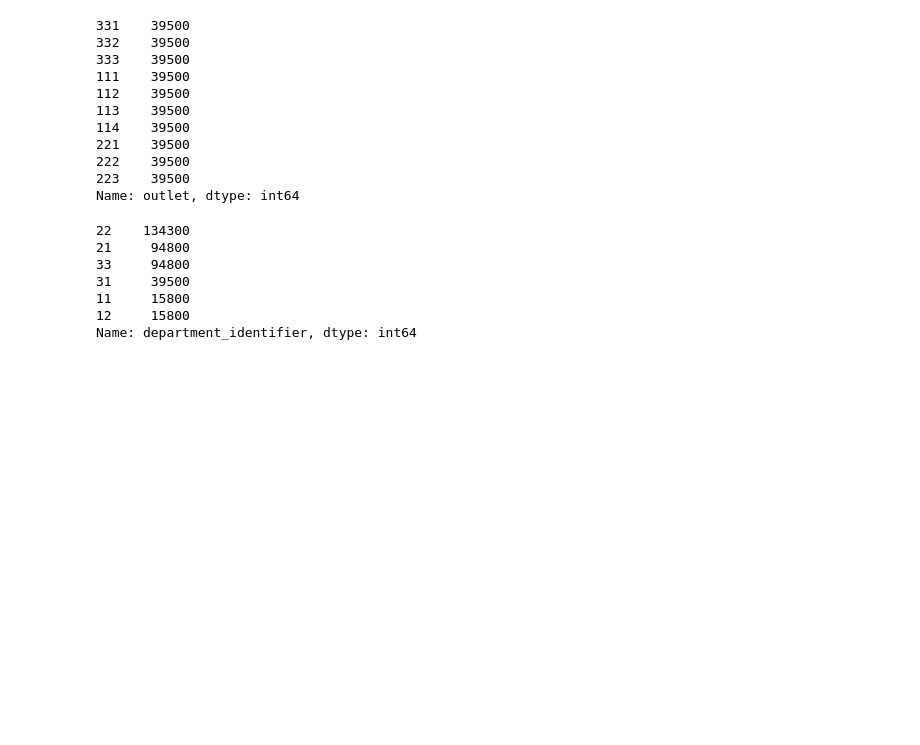
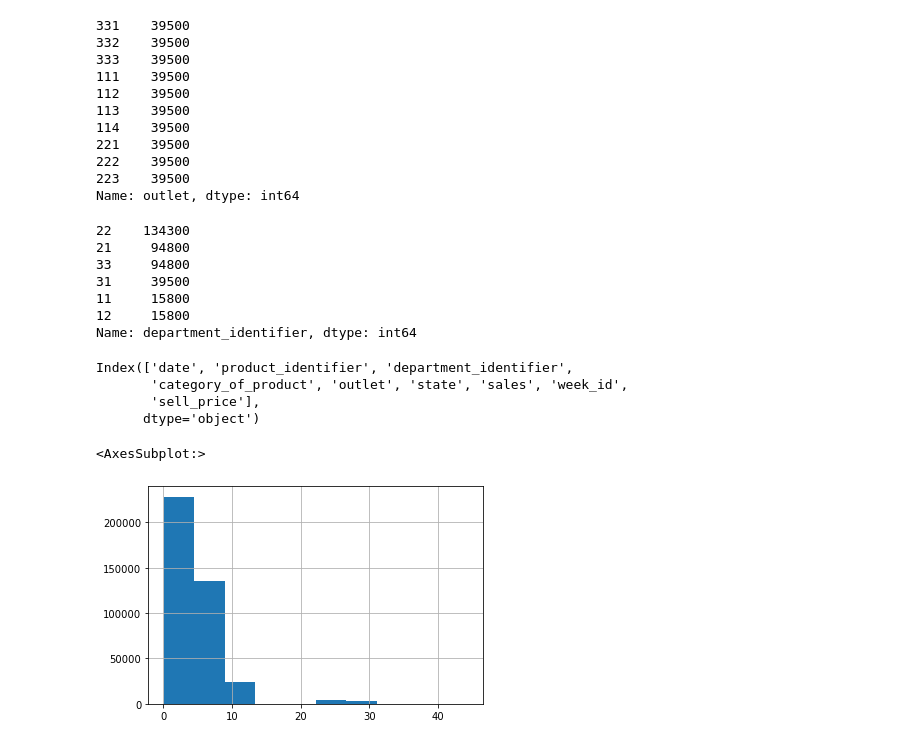
Before and after one commit to Prateekbangwal/Predicting_sales_of_product, a Jupyter notebook: predicting_retail_sales.ipynb, the cells around one changed output. Cells and saved outputs as stored; diff of their text form; code cells hidden in the pictures; blank space fills up the shorter version.

```diff
--- a/predicting_retail_sales.ipynb
+++ b/predicting_retail_sales.ipynb
@@ -212,3 +212,15 @@ train_data.department_identifier.value_counts()
 11     15800
 12     15800
 Name: department_identifier, dtype: int64
+# %%
+train_data.columns
+# %% [output]
+Index(['date', 'product_identifier', 'department_identifier',
+       'category_of_product', 'outlet', 'state', 'sales', 'week_id',
+       'sell_price'],
+      dtype='object')
+# %%
+train_data.sell_price.hist()
+# %% [output]
+<AxesSubplot:>
+[figure, added]
```
Also changed, not shown: parts of 14 cells of this notebook.
